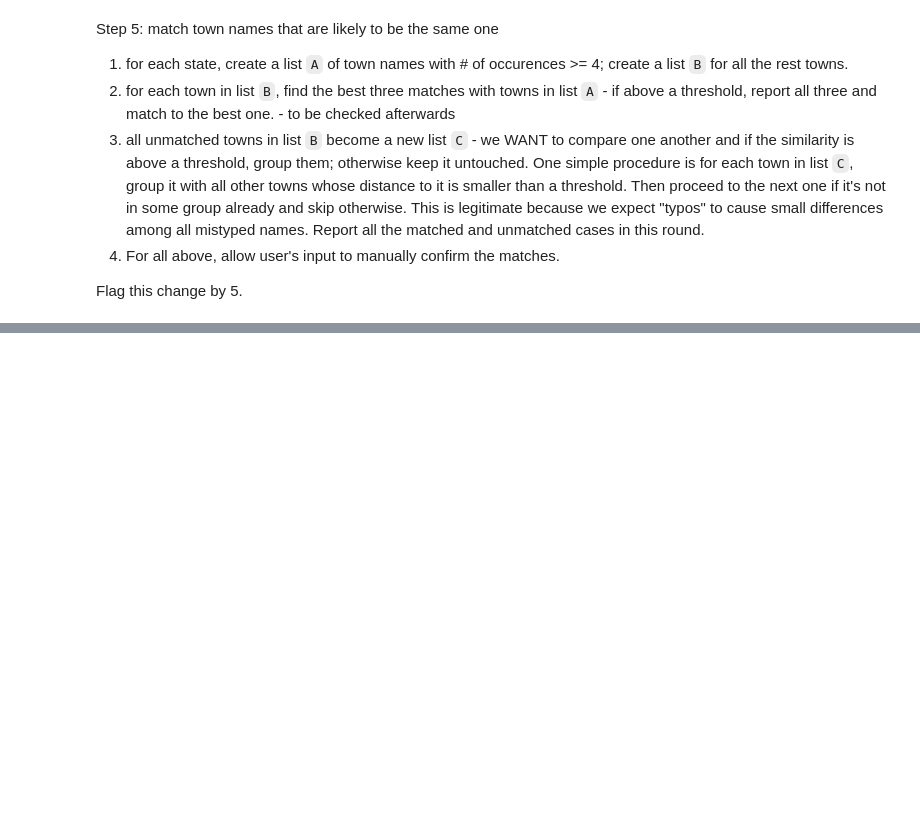
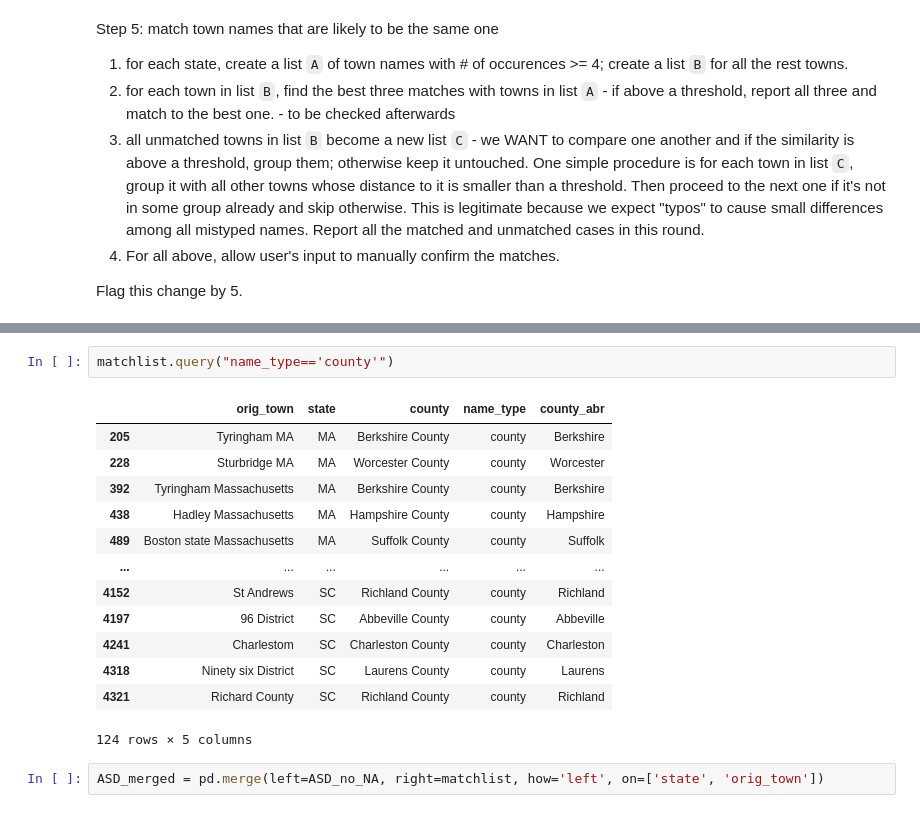
Before and after one commit to davidch2020/SPEOC-pt-1, a Jupyter notebook: S2022/Jiacheng's work/cleaning_town.ipynb, the cells around one changed output, grey strips where cells are left out. Cells and saved outputs as stored; diff of their text form; blank space fills up the shorter version.

```diff
--- a/S2022/Jiacheng's work/cleaning_town.ipynb
+++ b/S2022/Jiacheng's work/cleaning_town.ipynb
@@ -278,0 +317,18 @@ Candidate group: ['Tyringham MA', 'Tyringham ']
+# %%
+matchlist.query("name_type=='county'")
+# %% [output]
+|  | orig_town | state | county | name_type | county_abr |
+| 205 | Tyringham MA | MA | Berkshire County | county | Berkshire |
+| 228 | Sturbridge MA | MA | Worcester County | county | Worcester |
+| 392 | Tyringham Massachusetts | MA | Berkshire County | county | Berkshire |
+| 438 | Hadley Massachusetts | MA | Hampshire County | county | Hampshire |
+| 489 | Boston state Massachusetts | MA | Suffolk County | county | Suffolk |
+| ... | ... | ... | ... | ... | ... |
+| 4152 | St Andrews | SC | Richland County | county | Richland |
+| 4197 | 96 District | SC | Abbeville County | county | Abbeville |
+| 4241 | Charlestom | SC | Charleston County | county | Charleston |
+| 4318 | Ninety six District | SC | Laurens County | county | Laurens |
+| 4321 | Richard County | SC | Richland County | county | Richland |
+124 rows × 5 columns
+# %%
+ASD_merged = pd.merge(left=ASD_no_NA, right=matchlist, how='left', on=['state', 'orig_town'])
```
Also changed, not shown: parts of 8 cells of this notebook.
